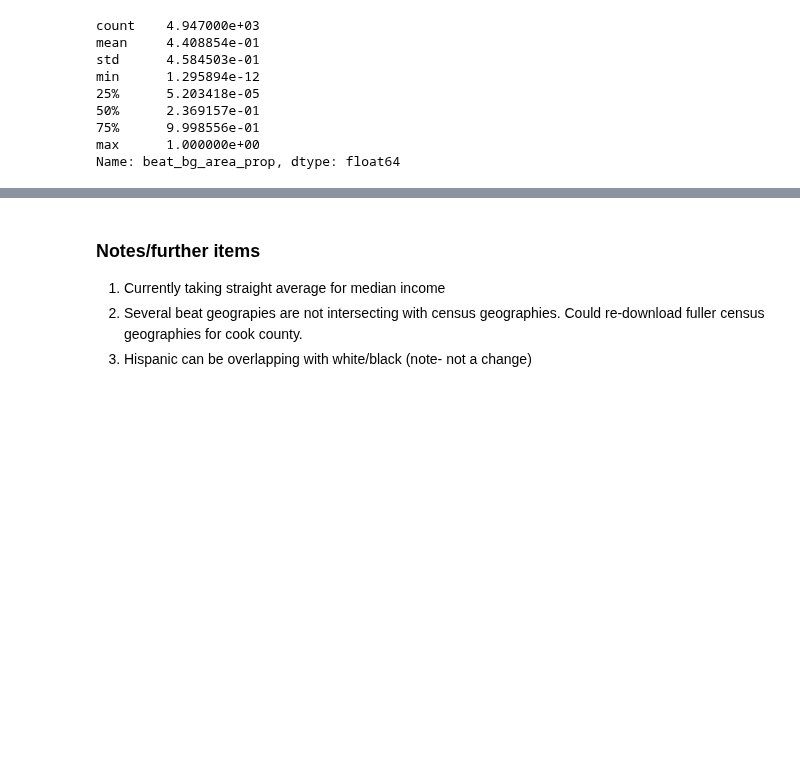
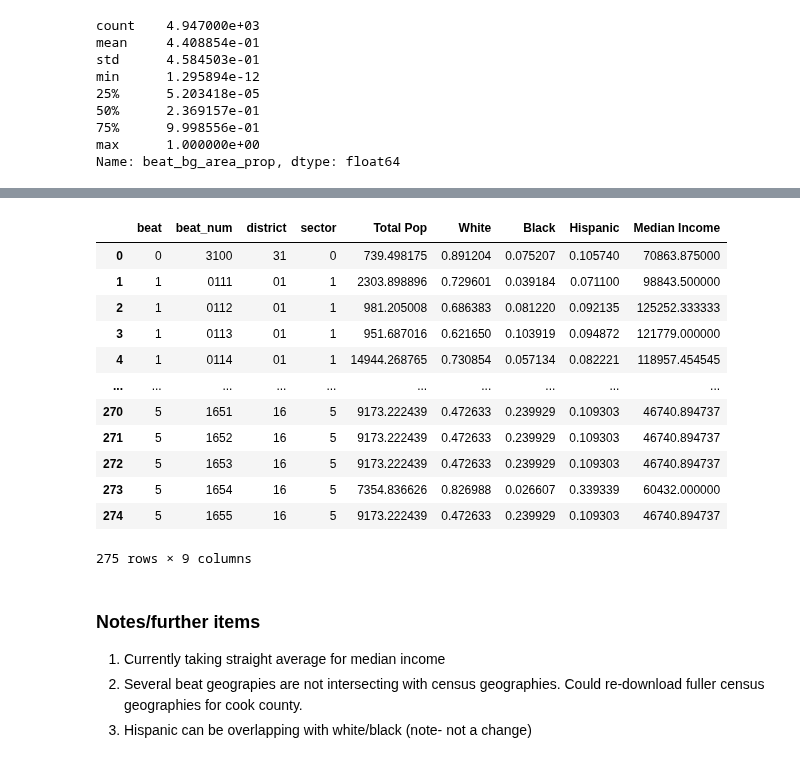
Before and after one commit to colevfrank/254_ML_IL_Crime, a Jupyter notebook: etl/census_data_etl.ipynb, the cells around one changed output, grey strips where cells are left out. Drawn from its saved outputs; the diff is of its cells as text; code cells hidden in the pictures; blank space fills up the shorter version.

```diff
--- a/etl/census_data_etl.ipynb
+++ b/etl/census_data_etl.ipynb
@@ -155,2 +180,21 @@ beats_demo_gdf.columns = [col[0] for col in beats_demo_gdf.columns]
+# %%
+# Assign median to NAs
+beats_demo_gdf['Total Pop'] = np.where(beats_demo_gdf['Total Pop']==0, np.nan, beats_demo_gdf['Total Pop'])
+beats_demo_gdf = beats_demo_gdf.fillna(beats_demo_gdf.median())
+beats_demo_gdf
+# %% [output]
+|  | beat | beat_num | district | sector | Total Pop | White | Black | Hispanic | Median Income |
+| 0 | 0 | 3100 | 31 | 0 | 739.498175 | 0.891204 | 0.075207 | 0.105740 | 70863.875000 |
+| 1 | 1 | 0111 | 01 | 1 | 2303.898896 | 0.729601 | 0.039184 | 0.071100 | 98843.500000 |
+| 2 | 1 | 0112 | 01 | 1 | 981.205008 | 0.686383 | 0.081220 | 0.092135 | 125252.333333 |
+| 3 | 1 | 0113 | 01 | 1 | 951.687016 | 0.621650 | 0.103919 | 0.094872 | 121779.000000 |
+| 4 | 1 | 0114 | 01 | 1 | 14944.268765 | 0.730854 | 0.057134 | 0.082221 | 118957.454545 |
+| ... | ... | ... | ... | ... | ... | ... | ... | ... | ... |
+| 270 | 5 | 1651 | 16 | 5 | 9173.222439 | 0.472633 | 0.239929 | 0.109303 | 46740.894737 |
+| 271 | 5 | 1652 | 16 | 5 | 9173.222439 | 0.472633 | 0.239929 | 0.109303 | 46740.894737 |
+| 272 | 5 | 1653 | 16 | 5 | 9173.222439 | 0.472633 | 0.239929 | 0.109303 | 46740.894737 |
+| 273 | 5 | 1654 | 16 | 5 | 7354.836626 | 0.826988 | 0.026607 | 0.339339 | 60432.000000 |
+| 274 | 5 | 1655 | 16 | 5 | 9173.222439 | 0.472633 | 0.239929 | 0.109303 | 46740.894737 |
+275 rows × 9 columns
 # %%
 #5. Export to csv
```
Also changed, not shown: parts of 4 cells of this notebook.
